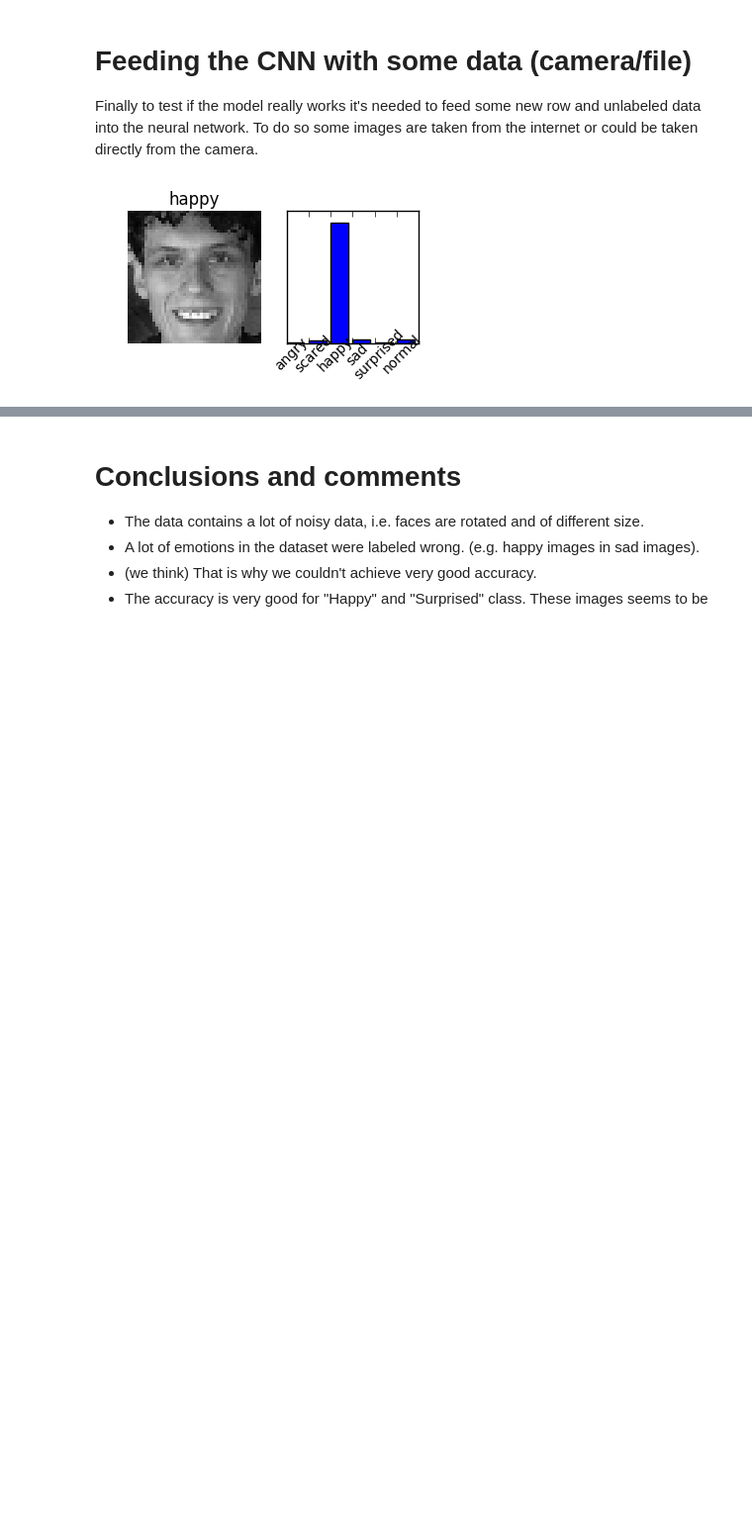
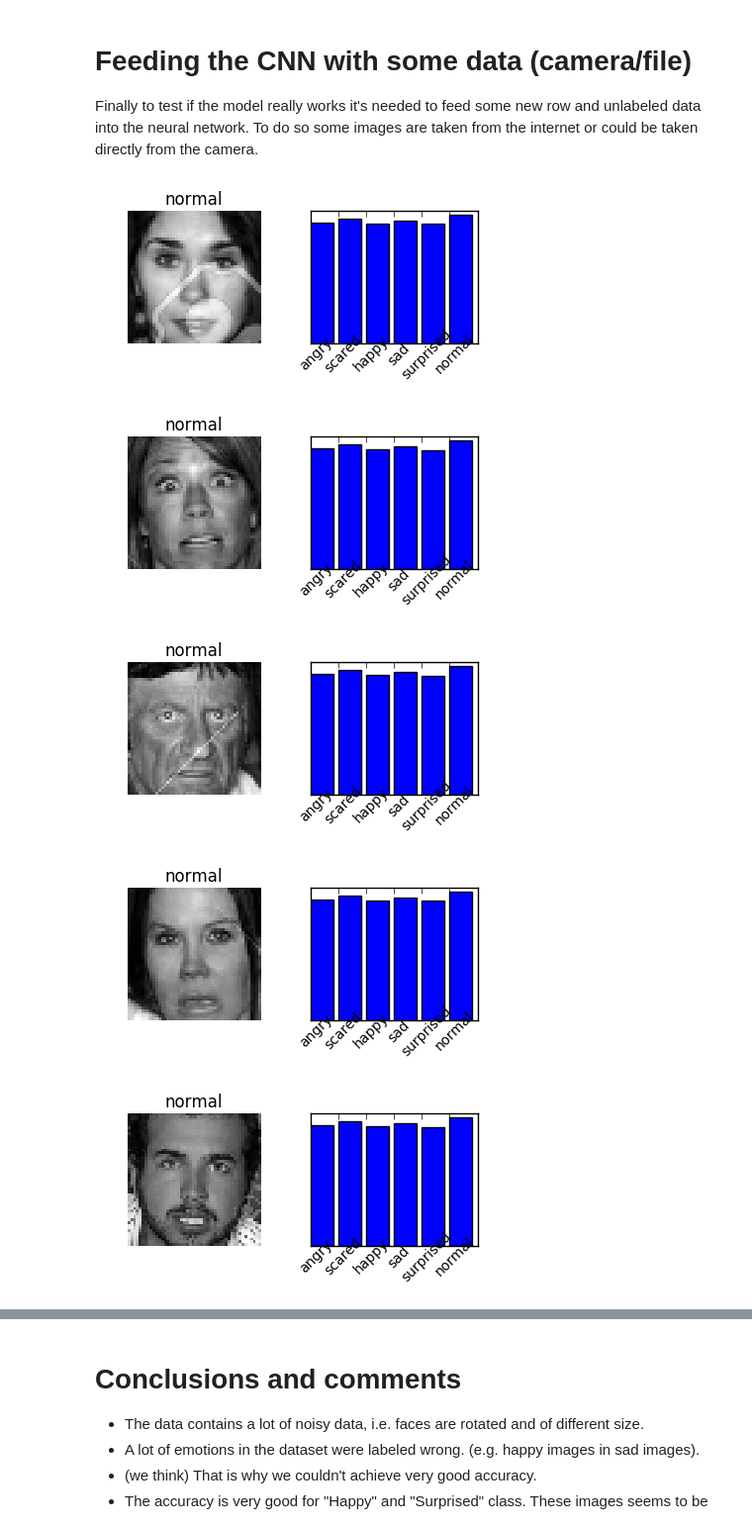
Before and after one commit to patryk-oleniuk/emotion_recognition, a Jupyter notebook: main_emotion_recognition_Patryk.ipynb, the cells around one changed output, grey strips where cells are left out. Shown at 99% size. Drawn from its saved outputs; the diff is of its cells as text; code cells hidden in the pictures; blank space fills up the shorter version.

Commit message:
Minor modif - my notebook
+ running 6L graph with 22 filters of size 8 (instead of 16/7)
+ added data loading function

```diff
--- a/main_emotion_recognition_Patryk.ipynb
+++ b/main_emotion_recognition_Patryk.ipynb
@@ -305,7 +262,7 @@ y_label = tf.placeholder(tf.float32,[batch_size,nc]); #print('y_label=',y_label,
 #d = tf.placeholder(tf.float32);
 
 # Convolutional layer
-K0 = 10   # size of the patch
+K0 = 8   # size of the patch
 F0 = 64  # number of filters
 ncl0 = K0*K0*F0
 Wcl0 = tf.Variable(tf.truncated_normal([K0,K0,1,F0], stddev=tf.sqrt(2./tf.to_float(ncl0)) )); print('Wcl=',Wcl0.get_shape())
@@ -339,7 +296,7 @@ total_loss = cross_entropy
 
 # Optimization scheme
 #train_step = tf.train.GradientDescentOptimizer(0.02).minimize(total_loss)
-train_step = tf.train.AdamOptimizer(0.001).minimize(total_loss)
+train_step = tf.train.AdamOptimizer(0.004).minimize(total_loss)
 
 # Accuracy
 correct_prediction = tf.equal(tf.argmax(y,1), tf.argmax(y_label,1))
@@ -361,10 +329,10 @@ for i in range(1001):
     #print(batch_x.shape,batch_y.shape)
 
     # Run CG for vao to increase the test acriable training
-    _,acc_train,total_loss_o = sess.run([train_step,accuracy,total_loss], feed_dict={xin: , y_label: batch_y})
+    _,acc_train,total_loss_o = sess.run([train_step,accuracy,total_loss], feed_dict={xin: batch_x, y_label: batch_y})
 
     # Run CG for test set
-    if not i%50:
+    if not i%100:
         print('\nIteration i=',i,', train accuracy=',acc_train,', loss=',total_loss_o)
         acc_test = sess.run(accuracy, feed_dict={xin: test_data, y_label: test_labels})
         print('test accuracy=',acc_test)
@@ -695,10 +676,10 @@ y3(SOFTMAX)= (64, 6)
 # Run Computational Graph
 n = train_data.shape[0]
 indices = collections.deque()
-#init = tf.initialize_all_variables()
-#sess = tf.Session()
-#sess.run(init)
-for i in range(10001):
+init = tf.initialize_all_variables()
+sess = tf.Session()
+sess.run(init)
+for i in range(20001):
 
     # Batch extraction
     if len(indices) < batch_size:
@@ -736,9 +702,10 @@ Iteration i= 1300 , train accuracy= 0.59375 , loss= 0.985718
 # %%
 # calculating accuracy for each class separately for the test set
-result = sess.run([y], feed_dict={xin: test_data, keep_prob_input: 1.0})
+result_cnn = sess.run([y], feed_dict = {xin: test_data,  keep_prob_input: 1.0})
+#result = sess.run(y, feed_dict={xin: test_data, keep_prob_input: 1.0})
 
 tset = test_labels.argmax(1);
-result = np.asarray(result[0][:]).argmax(1);
+result = np.asarray(result_cnn[:][0]).argmax(1);
 
 for i in range (0,nc):
     print('accuracy',str_emotions[i]+str('   '), '\t',ut.calc_partial_accuracy(tset, result, i))
@@ -750,17 +722,10 @@ TypeError: Fetch argument 5 of 5 has invalid type <class 'int'>, must be a strin
 Finally to test if the model really works it's needed to feed some new row and unlabeled data into the neural network.
 To do so some images are taken from the internet or could be taken directly from the camera.
 # %%
-import PIL
-from IPython.display import clear_output
 
-clear_output()
-plt.rcParams['figure.figsize'] = (1.0, 1.0) # set default size of plots
-#plot = plt.imshow(strange_im[0])
-cntr = 0;
-
-#faces, marked_img = ut.get_faces_from_img('diff_emotions.jpg');
+faces, marked_img = ut.get_faces_from_img('scared.jpg');
 #faces, marked_img = ut.get_faces_from_img('big_bang.png');
-faces, marked_img = ut.get_faces_from_img('camera');
+#faces, marked_img = ut.get_faces_from_img('camera');
 
 # if some face was found in the image
 if(len(faces)):
@@ -768,33 +733,37 @@ if(len(faces)):
     data_orig = np.zeros([n_train, 48,48])
 
     #putting face data into the vector (only first few)
     for i in range(0, len(faces)):
         data_orig[i,:,:] = ut.contrast_stretch(faces[i,:,:]);
 
         #preparing image and putting it into the batch
 
         n = data_orig.shape[0];
         data = np.zeros([n,48**2])
         for i in range(n):
             xx = data_orig[i,:,:]
             xx -= np.mean(xx)
             xx /= np.linalg.norm(xx)
             data[i,:] = xx.reshape(2304); #np.reshape(xx,[-1])
 
     result = sess.run([y], feed_dict={xin: data, keep_prob_input: 1.0})
 
     plt.rcParams['figure.figsize'] = (10.0, 10.0) # set default size of plots
     for i in range(0, len(faces)):
         emotion_nr = np.argmax(result[0][i]);
         plt_idx = (2*i)+1;
-        plt.subplot( 5, 5, plt_idx)
+        plt.subplot( 5, 2*len(faces)/5+1, plt_idx)
         plt.imshow(np.reshape(data[i,:], (48,48)))
         plt.axis('off')
         plt.title(str_emotions[emotion_nr])
-        ax = plt.subplot(5,5, plt_idx +1)
+        ax = plt.subplot(5, 2*len(faces)/5+1, plt_idx +1)
         ax.bar(np.arange(nc) , result[0][i])
         ax.set_xticklabels(str_emotions, rotation=45, rotation_mode="anchor")
         ax.set_yticks([])
         plt.show()
 # %% [output]
-[figure, old version]
+[figure, new version]
+[figure, added]
+[figure, added]
+[figure, added]
+[figure, added]
```
Also changed, not shown: parts of 16 cells of this notebook, 1 other file.
